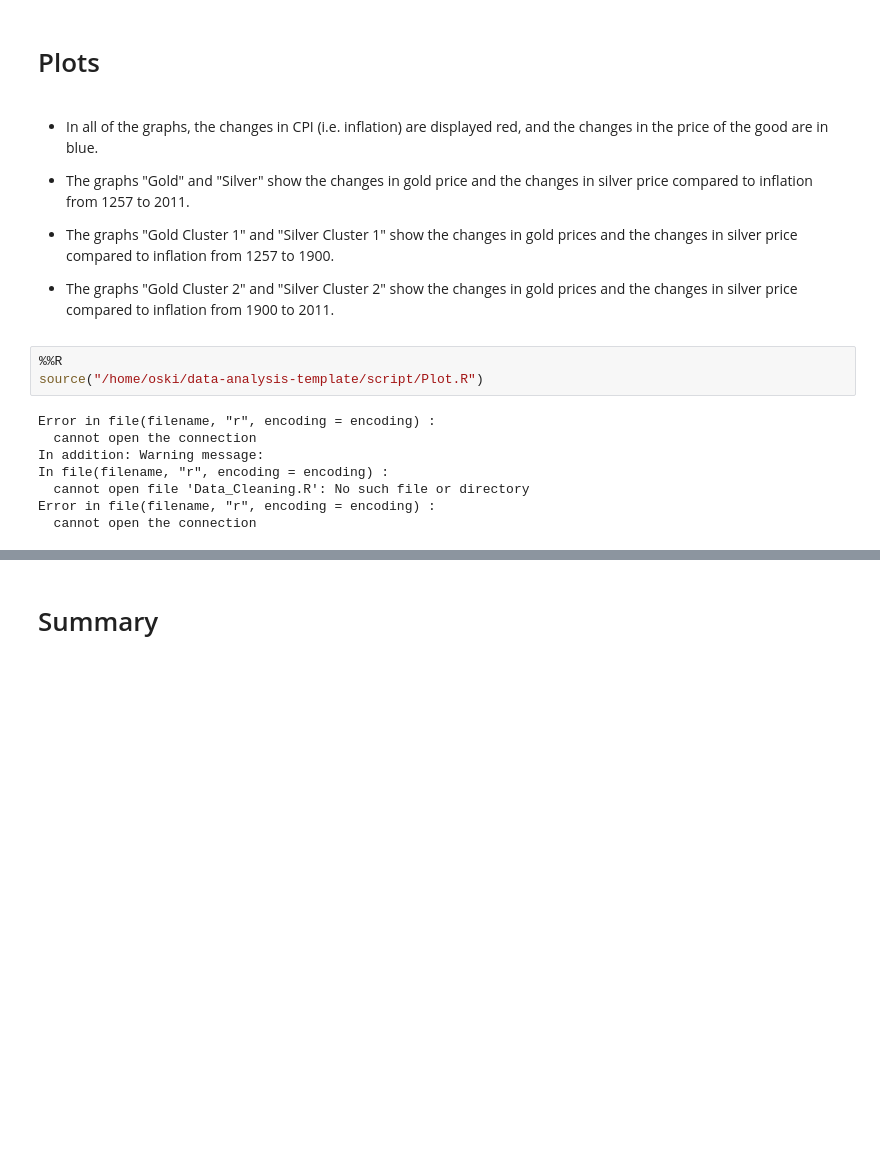
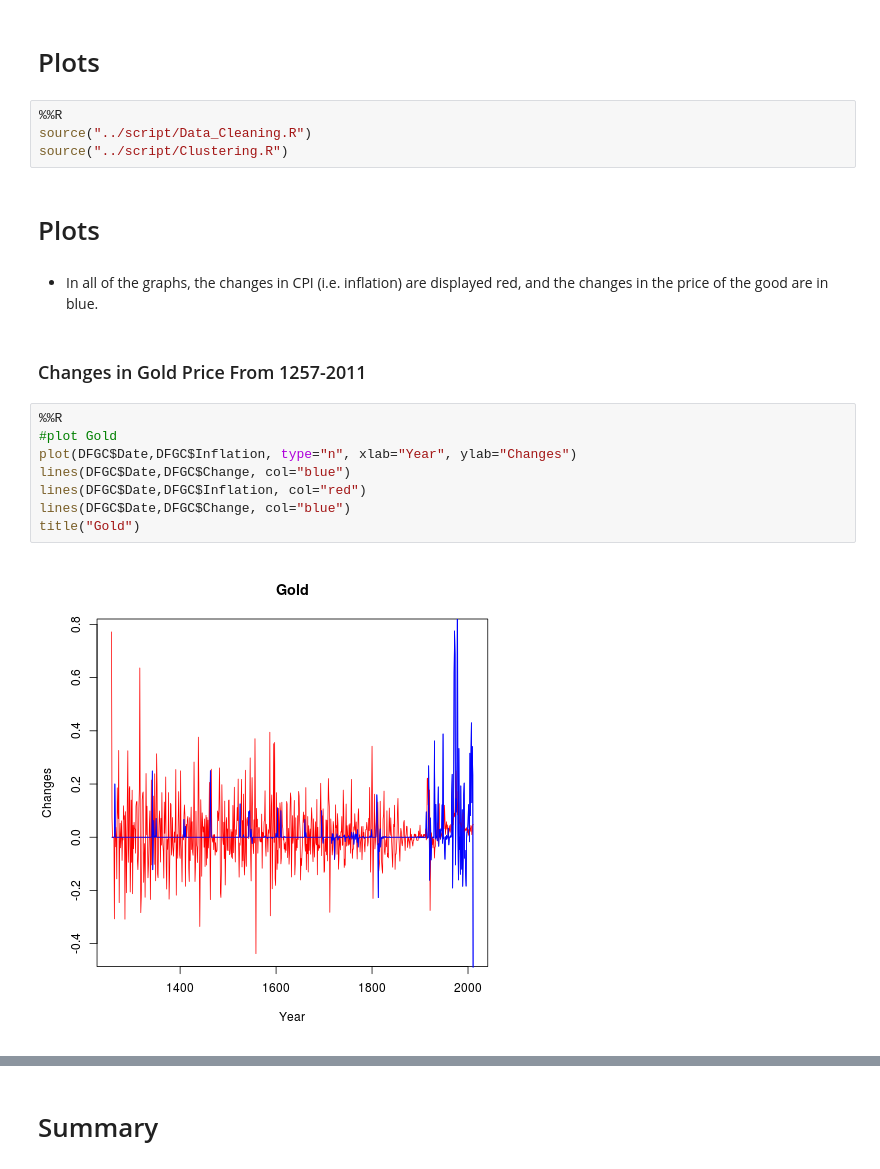
Before and after one commit to abadrenkov/data-analysis-template, a Jupyter notebook: notebooks/NB3_data_analysis.ipynb, the cells around one changed output, grey strips where cells are left out. Drawn from its saved outputs; the diff is of its cells as text; blank space fills up the shorter version.

Commit message:
updated analysis

```diff
--- a/notebooks/NB3_data_analysis.ipynb
+++ b/notebooks/NB3_data_analysis.ipynb
@@ -31,22 +31,23 @@ The rmagic extension is already loaded. To reload it, use:
   %reload_ext rmagic
 # %% [markdown]
 # Plots
-# %% [markdown]
-* In all of the graphs, the changes in CPI (i.e. inflation) are displayed red, and the changes in the price of the good are in blue.
-
-* The graphs "Gold" and "Silver" show the changes in gold price and the changes in silver price compared to inflation from 1257 to 2011.
-
-* The graphs "Gold Cluster 1" and "Silver Cluster 1" show the changes in gold prices and the changes in silver price compared to inflation from 1257 to 1900.
-
-* The graphs "Gold Cluster 2" and "Silver Cluster 2" show the changes in gold prices and the changes in silver price compared to inflation from 1900 to 2011.
 # %%
 %%R
-source("/home/oski/data-analysis-template/script/Plot.R")
+source("../script/Data_Cleaning.R")
+source("../script/Clustering.R")
-# %% [output]
-Error in file(filename, "r", encoding = encoding) :
-  cannot open the connection
-In addition: Warning message:
-In file(filename, "r", encoding = encoding) :
-  cannot open file 'Data_Cleaning.R': No such file or directory
-Error in file(filename, "r", encoding = encoding) :
-  cannot open the connection
+# %% [markdown]
+# Plots
+# %% [markdown]
+* In all of the graphs, the changes in CPI (i.e. inflation) are displayed red, and the changes in the price of the good are in blue.
+# %% [markdown]
+### Changes in Gold Price From 1257-2011
+# %%
+%%R
+#plot Gold
+plot(DFGC$Date,DFGC$Inflation, type="n", xlab="Year", ylab="Changes")
+lines(DFGC$Date,DFGC$Change, col="blue")
+lines(DFGC$Date,DFGC$Inflation, col="red")
+lines(DFGC$Date,DFGC$Change, col="blue")
+title("Gold")
+# %% [output]
+[figure, added]
```
Also changed, not shown: parts of 42 cells of this notebook.
